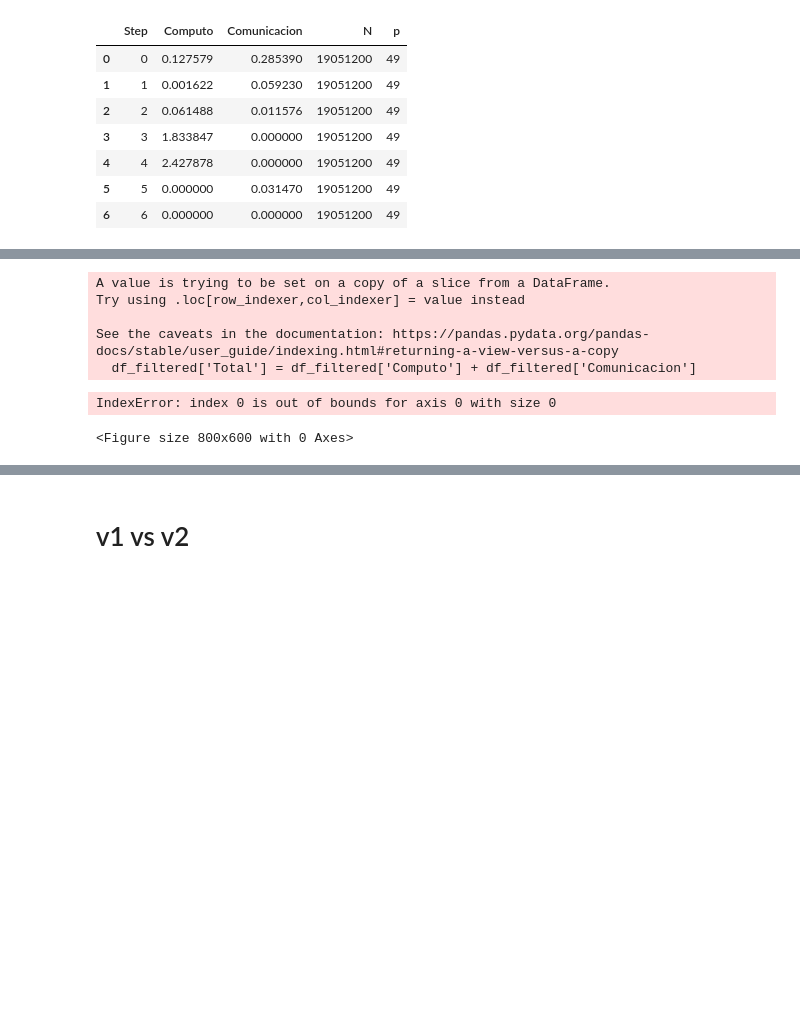
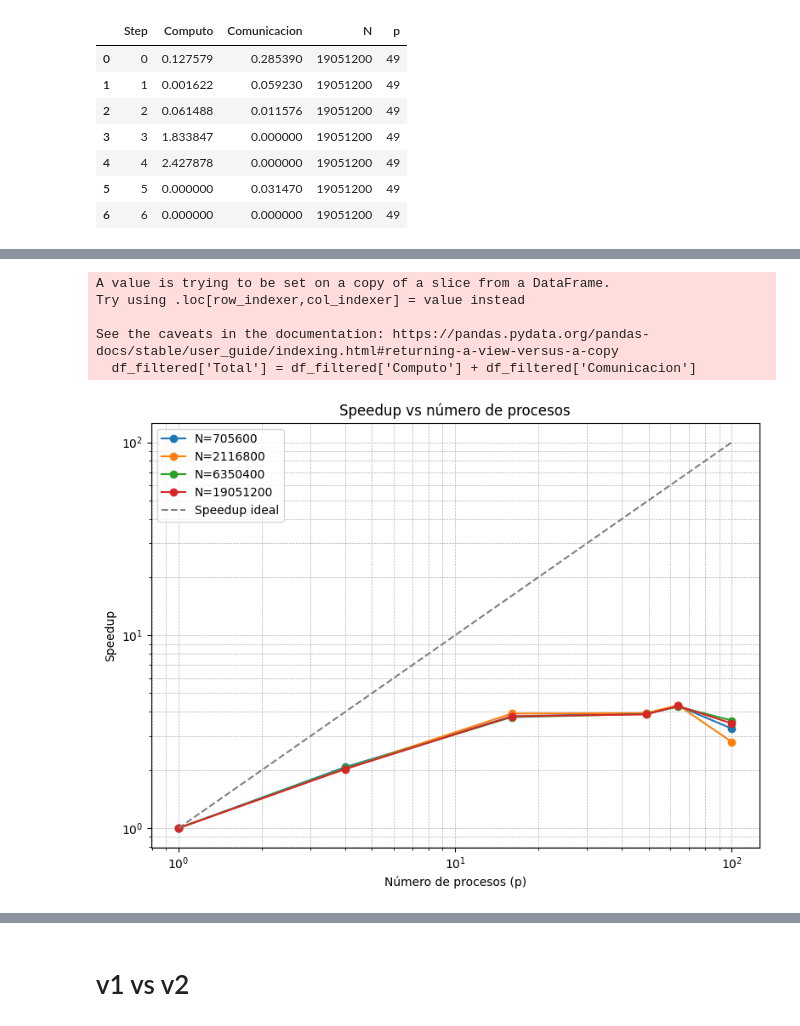
Before and after one commit to marcelino123455/ProyectoParalela, a Jupyter notebook: graficador.ipynb, the cells around one changed output, grey strips where cells are left out. Cells and saved outputs as stored; diff of their text form; code cells hidden in the pictures; blank space fills up the shorter version.

```diff
--- a/graficador.ipynb
+++ b/graficador.ipynb
@@ -61,28 +63,33 @@ See the caveats in the documentation: https://pandas.pydata.org/pandas-docs/stab
 # %%
 df_filtered = df_all[df_all['Step'].isin([1,2,3,4,5])]
 df_filtered['Total'] = df_filtered['Computo'] + df_filtered['Comunicacion']
 df_grouped = df_filtered.groupby(['N', 'p'], as_index=False)[['Total']].sum()
 
 plt.figure(figsize=(8, 6))
 for N, df_N in df_grouped.groupby('N'):
-    t1 = df_N[df_N['p'] == 1]['Total'].values[0]
+    if 1 not in df_N['p'].values:
+        continue
+    t1 = df_N.loc[df_N['p'] == 1, 'Total'].values[0]
     df_N = df_N.copy()
     df_N['Speedup'] = t1 / df_N['Total']
     plt.plot(df_N['p'], df_N['Speedup'], marker='o', label=f'N={N}')
 
+p_vals = np.logspace(np.log10(df_grouped['p'].min()), np.log10(df_grouped['p'].max()), 100)
+plt.plot(p_vals, p_vals, '--', color='gray', linewidth=1.5, label='Speedup ideal')
+
 plt.xscale('log')
+plt.yscale('log')
 plt.xlabel('Número de procesos (p)')
 plt.ylabel('Speedup')
 plt.title('Speedup vs número de procesos')
 plt.legend()
-plt.grid(True)
+plt.grid(True, which='both', linestyle='--', linewidth=0.5)
 plt.tight_layout()
 plt.show()
 # %% [output]
 A value is trying to be set on a copy of a slice from a DataFrame.
 Try using .loc[row_indexer,col_indexer] = value instead
 
 See the caveats in the documentation: https://pandas.pydata.org/pandas-docs/stable/user_guide/indexing.html#returning-a-view-versus-a-copy
   df_filtered['Total'] = df_filtered['Computo'] + df_filtered['Comunicacion']
-IndexError: index 0 is out of bounds for axis 0 with size 0
-<Figure size 800x600 with 0 Axes>
+[figure, added]
```
Also changed, not shown: parts of 3 cells of this notebook, 3 other files.
